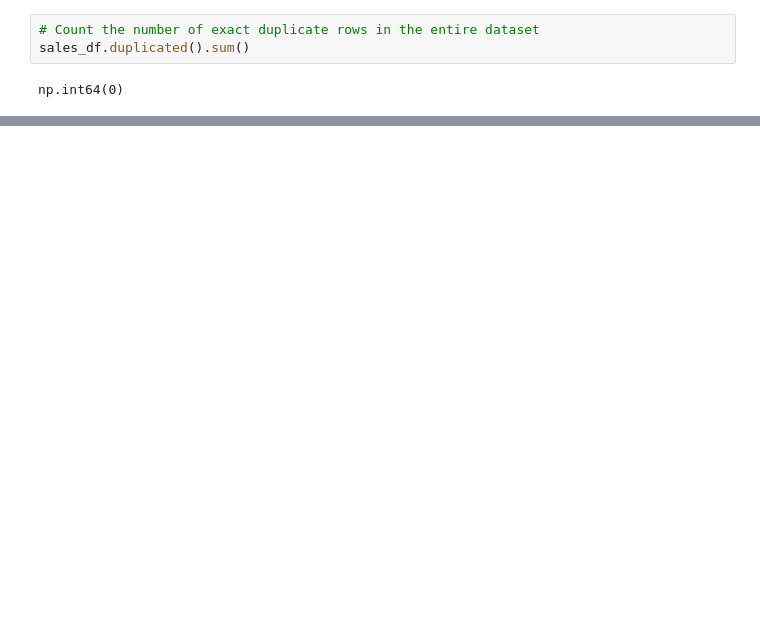
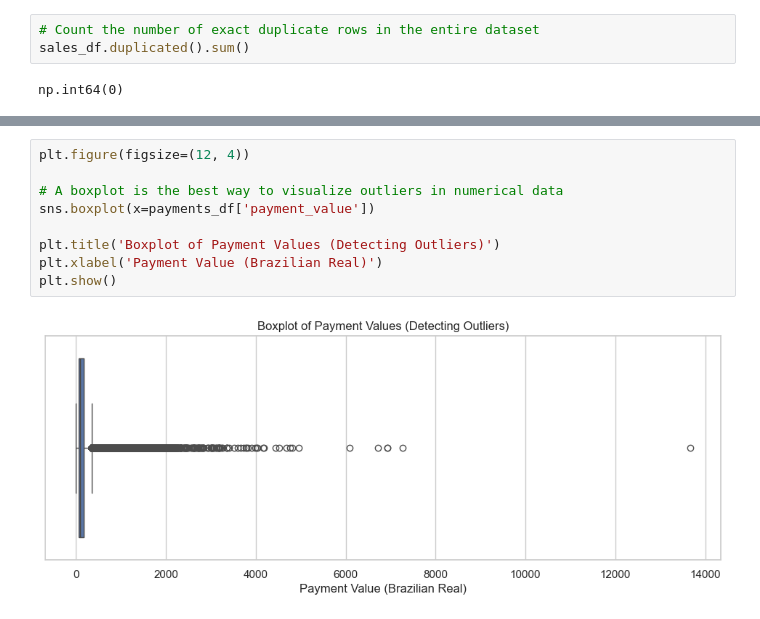
Before and after one commit to Infotact-Solutions-DA-Interns/Retail-Sales-Inventory-Analytics, a Jupyter notebook: Retail-Sales-Inventory-Analytics/01_load_data.ipynb, the cells around one changed output, grey strips where cells are left out. Cells and saved outputs as stored; diff of their text form; blank space fills up the shorter version.

```diff
--- a/Retail-Sales-Inventory-Analytics/01_load_data.ipynb
+++ b/Retail-Sales-Inventory-Analytics/01_load_data.ipynb
@@ -91,0 +278,11 @@ np.int64(0)
+# %%
+plt.figure(figsize=(12, 4))
+
+# A boxplot is the best way to visualize outliers in numerical data
+sns.boxplot(x=payments_df['payment_value'])
+
+plt.title('Boxplot of Payment Values (Detecting Outliers)')
+plt.xlabel('Payment Value (Brazilian Real)')
+plt.show()
+# %% [output]
+[figure, added]
```
Also changed, not shown: parts of 38 cells of this notebook.
